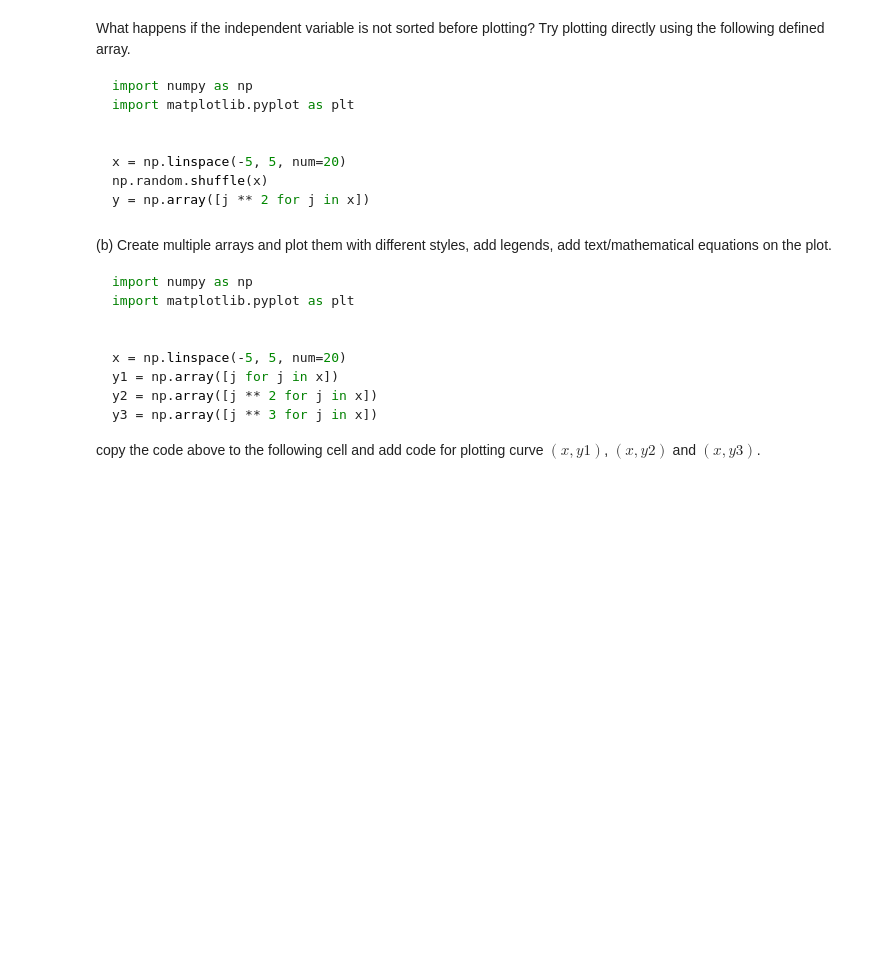
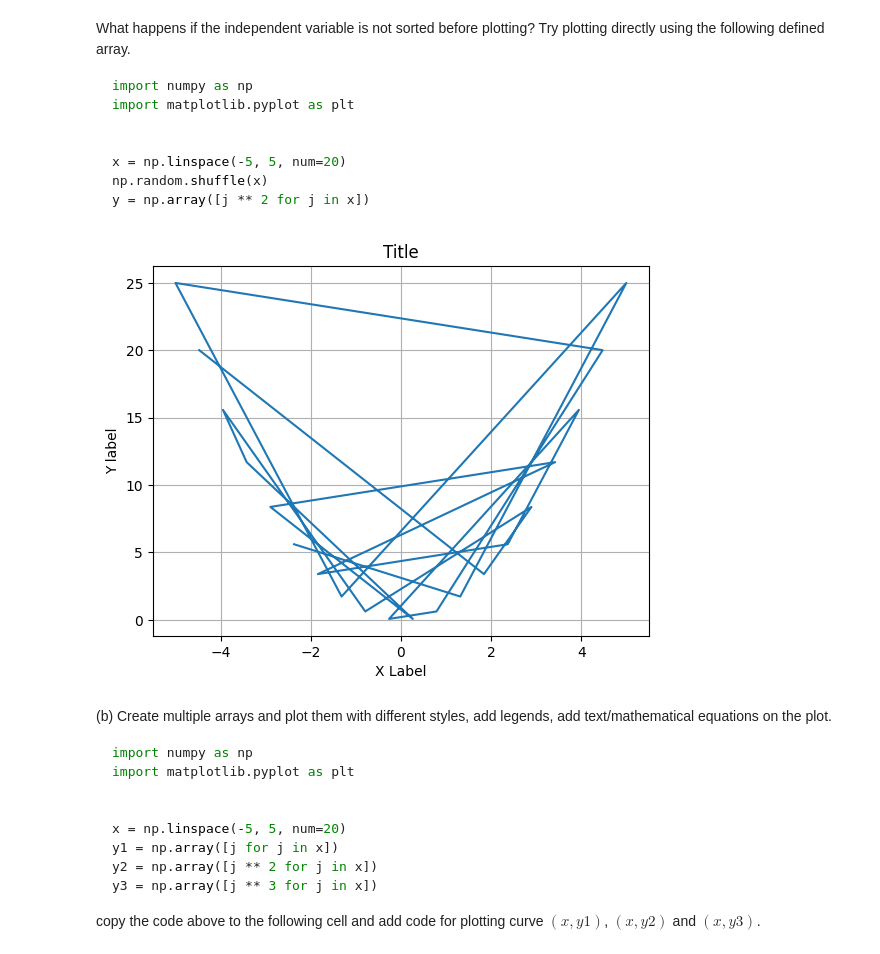
Before and after one commit to dattpatel99/DSCI_552, a Jupyter notebook: INF-552 Lab0.ipynb, the cells around one changed output. Cells and saved outputs as stored; diff of their text form; code cells hidden in the pictures; blank space fills up the shorter version.

````diff
--- a/INF-552 Lab0.ipynb
+++ b/INF-552 Lab0.ipynb
@@ -339,6 +398,21 @@ x = np.linspace(-5, 5, num=20)
 np.random.shuffle(x)
 y = np.array([j ** 2 for j in x])
 ```
+# %%
+import matplotlib.pyplot as plt
+
+x = np.linspace(-5,5,num=20)
+np.random.shuffle(x) # Not sort causes the plot to be based on the sequence
+y = np.array([j ** 2 for j in x])
+
+plt.plot(x,y)
+plt.ylabel("Y label")
+plt.xlabel("X Label")
+plt.title("Title")
+plt.grid(True)
+plt.show()
+# %% [output]
+[figure, added]
 # %% [markdown]
 (b) Create multiple arrays and plot them with different styles, add legends, add text/mathematical equations on the plot.
 
````
Also changed, not shown: parts of 12 cells of this notebook.
